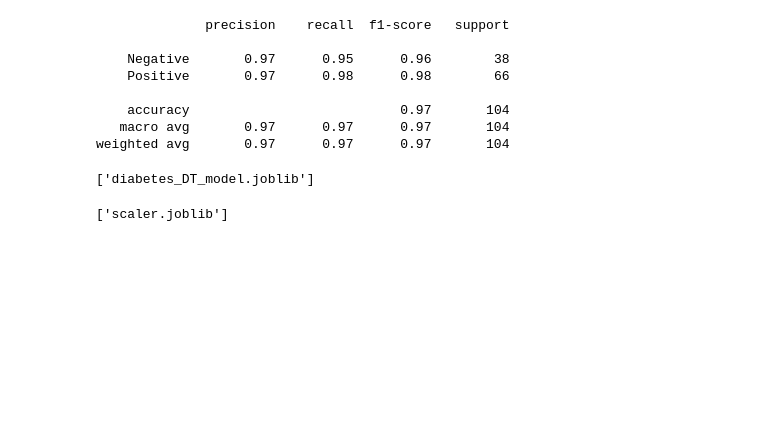
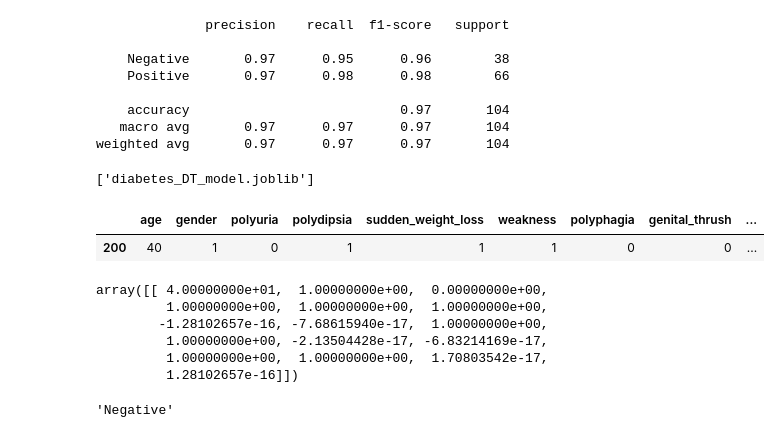
Before and after one commit to ghmigliorini/projects, a Jupyter notebook: diabetes/diabetes.ipynb, the cells around one changed output. Saved outputs shown, nothing was run; the diff lists cells and outputs as text; code cells hidden in the pictures; blank space fills up the shorter version.

```diff
--- a/diabetes/diabetes.ipynb
+++ b/diabetes/diabetes.ipynb
@@ -448,6 +467,7 @@ joblib.dump(best_model, 'diabetes_DT_model.joblib')
 ['diabetes_DT_model.joblib']
 # %%
 # save the scaler to insert in the app
+scaler = StandardScaler()
+scaler.fit_transform(X_train)
+
 joblib.dump(scaler, 'scaler.joblib')
-# %% [output]
-['scaler.joblib']
@@ -453,0 +477,16 @@ joblib.dump(scaler, 'scaler.joblib')
+# %%
+new_data = diabetes_df_copy.drop('class', axis = 1).iloc[[200]]
+new_data
+# %% [output]
+|  | age | gender | polyuria | polydipsia | sudden_weight_loss | weakness | polyphagia | genital_thrush | ... |
+| 200 | 40 | 1 | 0 | 1 | 1 | 1 | 0 | 0 | ... |
+# %%
+new_data_scaled = scaler.transform(new_data)
+new_data_scaled
+# %% [output]
+array([[ 4.00000000e+01,  1.00000000e+00,  0.00000000e+00,
+         1.00000000e+00,  1.00000000e+00,  1.00000000e+00,
+        -1.28102657e-16, -7.68615940e-17,  1.00000000e+00,
+         1.00000000e+00, -2.13504428e-17, -6.83214169e-17,
+         1.00000000e+00,  1.00000000e+00,  1.70803542e-17,
+         1.28102657e-16]])
@@ -453,0 +495,4 @@ joblib.dump(scaler, 'scaler.joblib')
+# %%
+prediction[0]
+# %% [output]
+'Negative'
```
Also changed, not shown: parts of 3 cells of this notebook, 4 other files.
